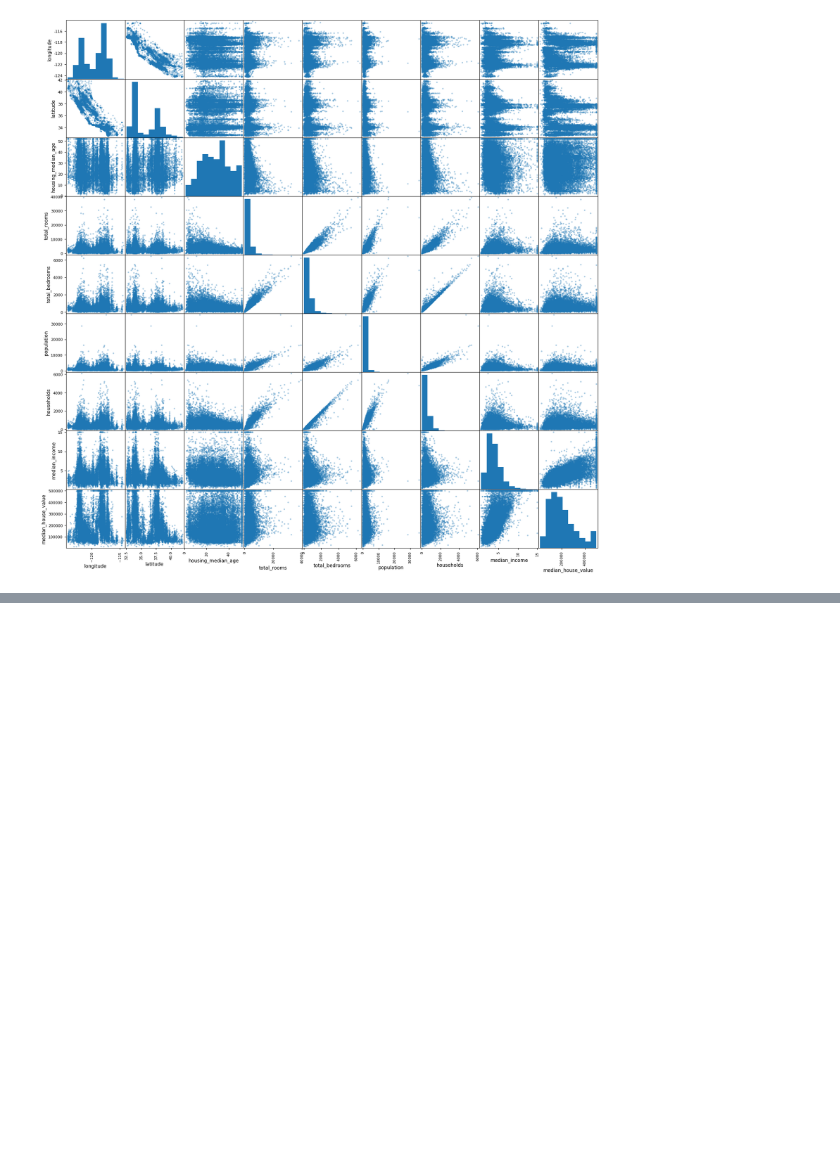
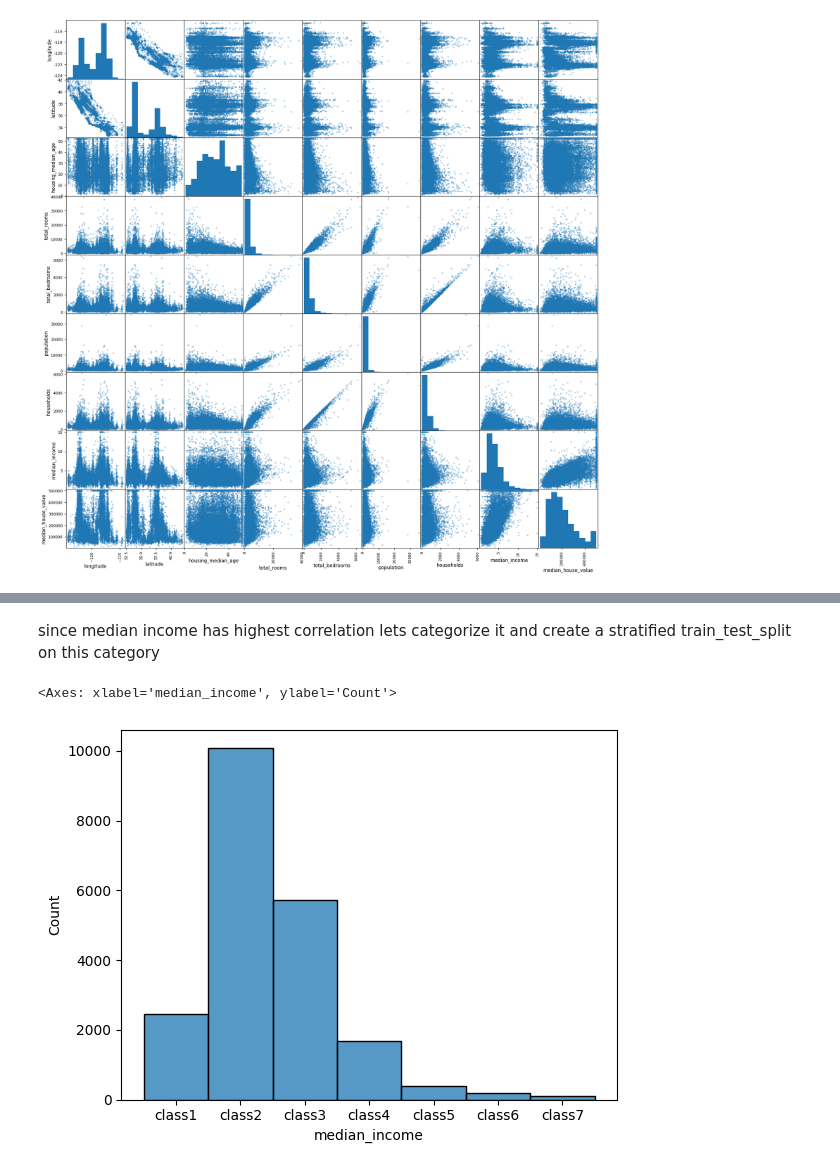
Before and after one commit to Prashant-Bista/SVM, a Jupyter notebook: SVR_housing.ipynb, the cells around one changed output, grey strips where cells are left out. Saved outputs shown, nothing was run; the diff lists cells and outputs as text; code cells hidden in the pictures; blank space fills up the shorter version.

```diff
--- a/SVR_housing.ipynb
+++ b/SVR_housing.ipynb
@@ -138,0 +140,9 @@ plt.plot(housing_data["households"].sort_values(),housing_data["median_house_val
+# %% [markdown]
+since median income has highest correlation lets categorize it and create a stratified train_test_split on this category
+# %%
+import numpy as np
+income_cat=pd.cut(housing_data["median_income"],bins=[0,2,4,6,8,10,12,np.inf],labels=["class1","class2","class3","class4","class5","class6","class7"])
+sns.histplot(income_cat)
+# %% [output]
+<Axes: xlabel='median_income', ylabel='Count'>
+[figure, added]
```
Also changed, not shown: parts of 17 cells of this notebook, 1 other file.
